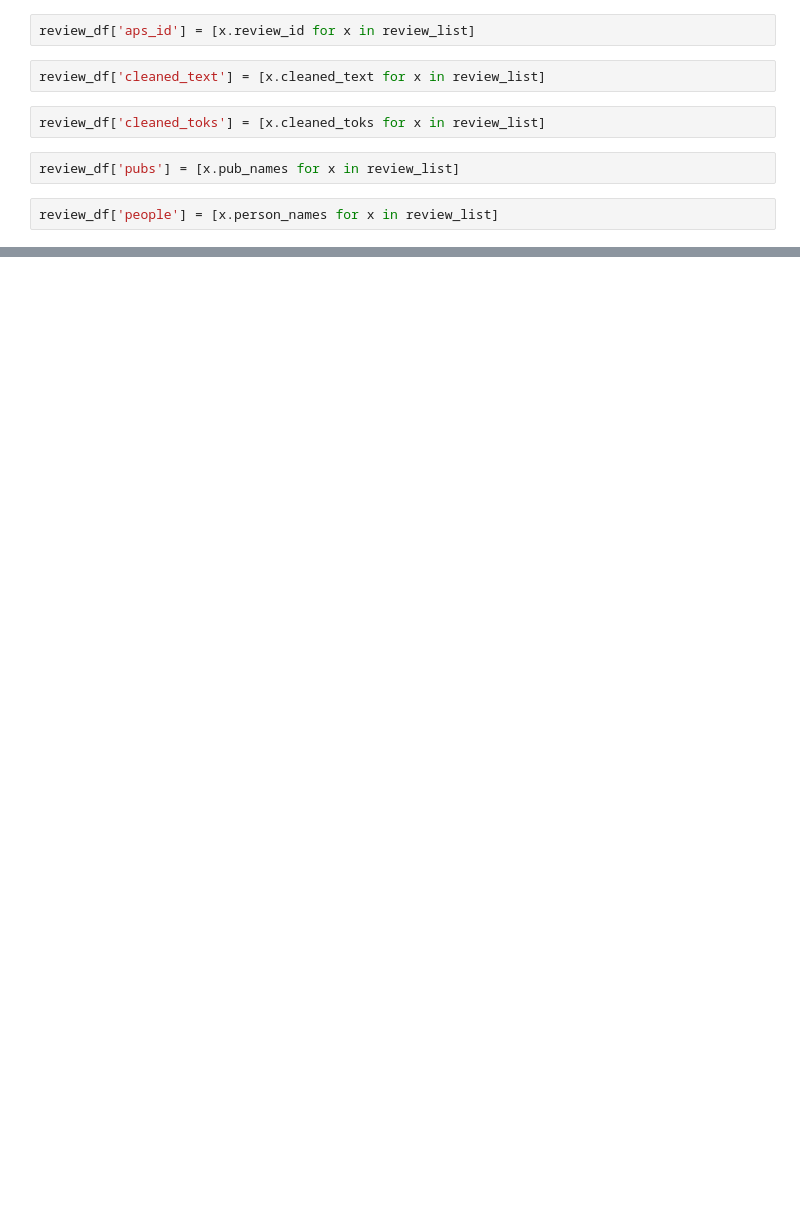
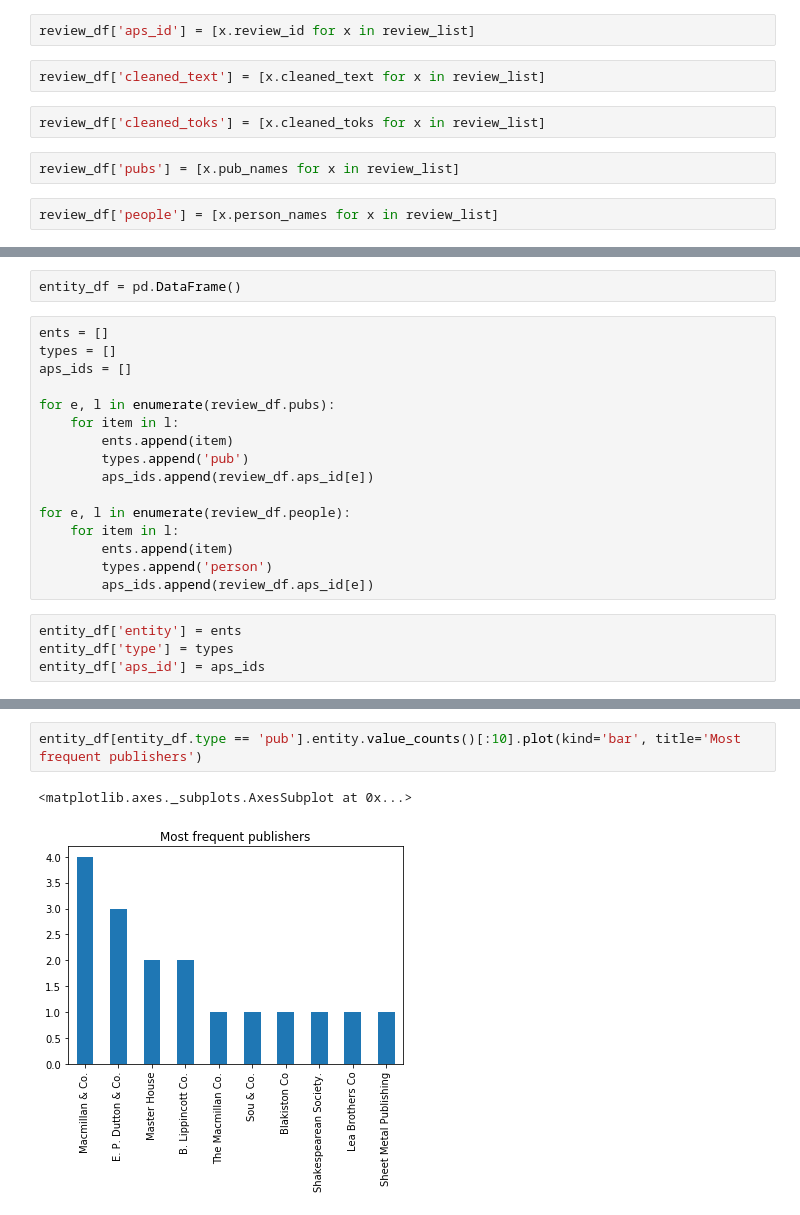
Before and after one commit to mjlavin80/aps_review_classification, a Jupyter notebook: jupyter_notebooks/name_analysis.ipynb, the cells around one changed output, grey strips where cells are left out. Saved outputs shown, nothing was run; the diff lists cells and outputs as text; blank space fills up the shorter version.

```diff
--- a/jupyter_notebooks/name_analysis.ipynb
+++ b/jupyter_notebooks/name_analysis.ipynb
@@ -64,0 +126,22 @@ review_df.head()
+# %%
+entity_df = pd.DataFrame()
+# %%
+ents = []
+types = []
+aps_ids = []
+
+for e, l in enumerate(review_df.pubs):
+    for item in l:
+        ents.append(item)
+        types.append('pub')
+        aps_ids.append(review_df.aps_id[e])
+
+for e, l in enumerate(review_df.people):
+    for item in l:
+        ents.append(item)
+        types.append('person')
+        aps_ids.append(review_df.aps_id[e])
+# %%
+entity_df['entity'] = ents
+entity_df['type'] = types
+entity_df['aps_id'] = aps_ids
@@ -64,0 +199,5 @@ review_df.head()
+# %%
+entity_df[entity_df.type == 'pub'].entity.value_counts()[:10].plot(kind='bar', title='Most frequent publishers')
+# %% [output]
+<matplotlib.axes._subplots.AxesSubplot at 0x...>
+[figure, added]
```
Also changed, not shown: parts of 32 cells of this notebook, 2 other files.
